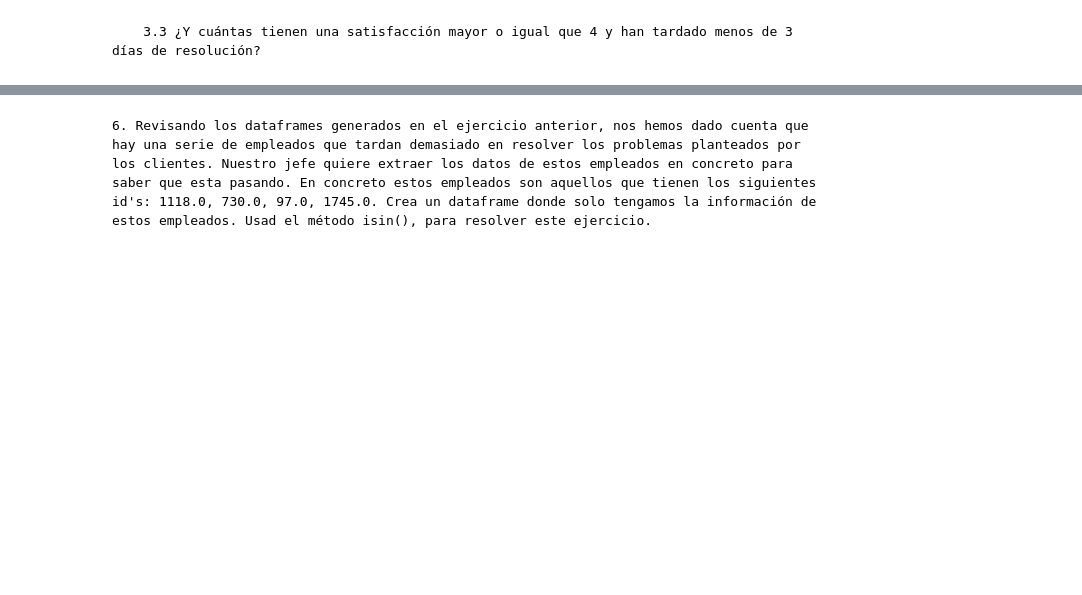
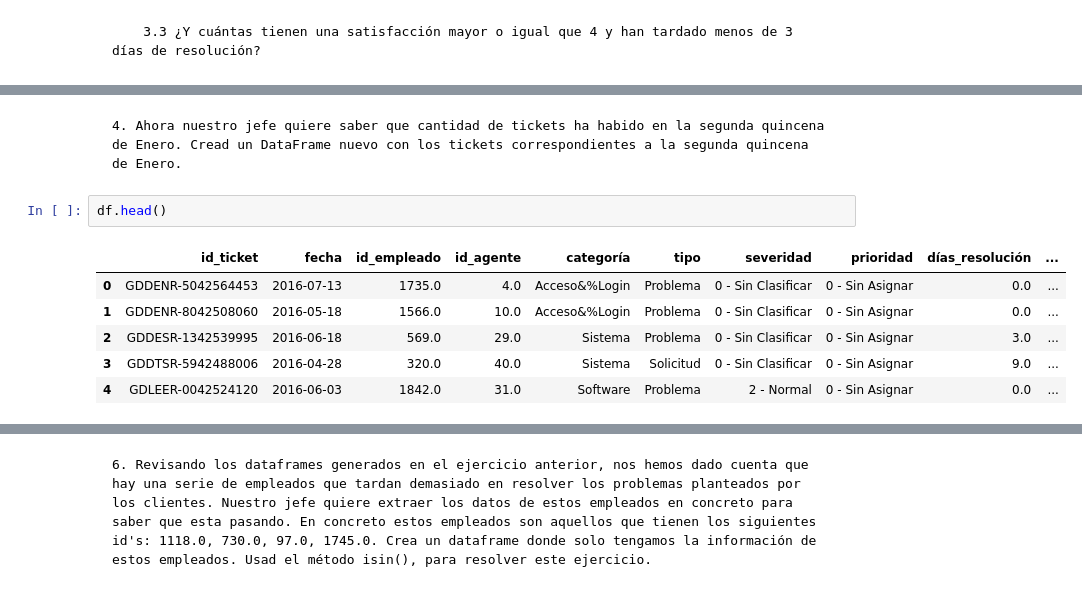
Before and after one commit to Adalab/promo-d-da-modulo2-sprint1-anabelen-silvia, a Jupyter notebook: ejercicio4/ejercicio4-pandas4.ipynb, the cells around one changed output, grey strips where cells are left out. Drawn from its saved outputs; the diff is of its cells as text; blank space fills up the shorter version.

```diff
--- a/ejercicio4/ejercicio4-pandas4.ipynb
+++ b/ejercicio4/ejercicio4-pandas4.ipynb
@@ -79,0 +169,11 @@ df_hard_soft
+# %% [markdown]
+    4. Ahora nuestro jefe quiere saber que cantidad de tickets ha habido en la segunda quincena de Enero. Cread un DataFrame nuevo con los tickets correspondientes a la segunda quincena de Enero.
+# %%
+df.head()
+# %% [output]
+|  | id_ticket | fecha | id_empleado | id_agente | categoría | tipo | severidad | prioridad | días_resolución | ... |
+| 0 | GDDENR-5042564453 | 2016-07-13 | 1735.0 | 4.0 | Acceso&%Login | Problema | 0 - Sin Clasificar | 0 - Sin Asignar | 0.0 | ... |
+| 1 | GDDENR-8042508060 | 2016-05-18 | 1566.0 | 10.0 | Acceso&%Login | Problema | 0 - Sin Clasificar | 0 - Sin Asignar | 0.0 | ... |
+| 2 | GDDESR-1342539995 | 2016-06-18 | 569.0 | 29.0 | Sistema | Problema | 0 - Sin Clasificar | 0 - Sin Asignar | 3.0 | ... |
+| 3 | GDDTSR-5942488006 | 2016-04-28 | 320.0 | 40.0 | Sistema | Solicitud | 0 - Sin Clasificar | 0 - Sin Asignar | 9.0 | ... |
+| 4 | GDLEER-0042524120 | 2016-06-03 | 1842.0 | 31.0 | Software | Problema | 2 - Normal | 0 - Sin Asignar | 0.0 | ... |
```
Also changed, not shown: parts of 35 cells of this notebook.
